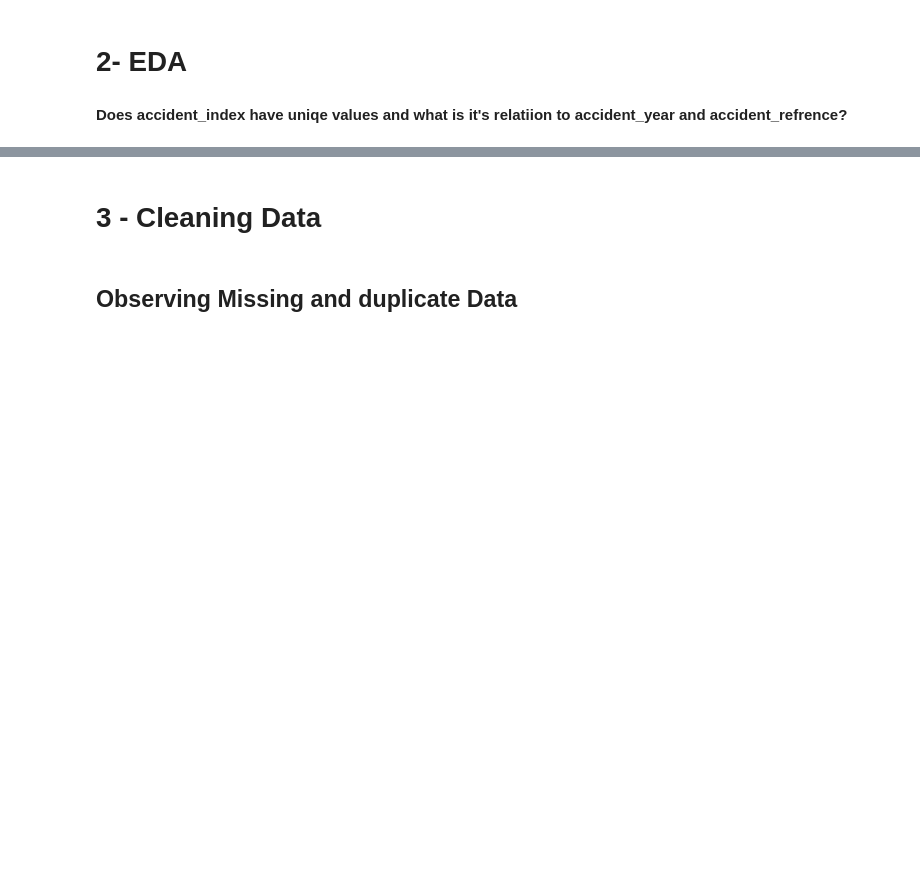
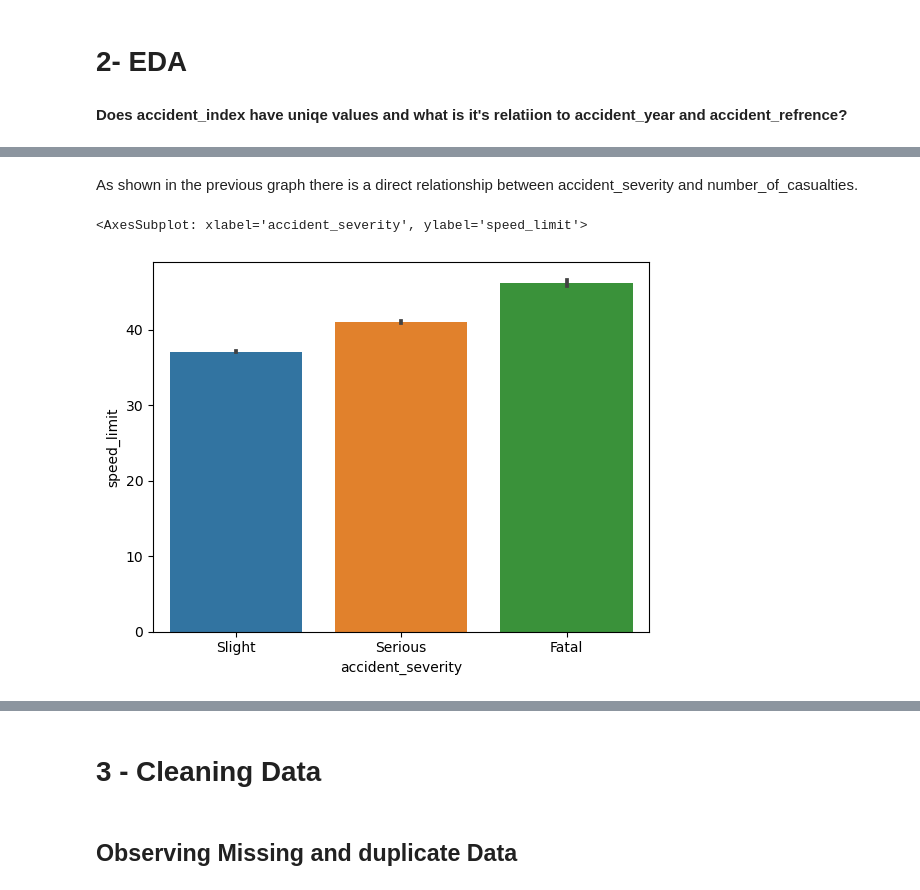
Before and after one commit to YoussefAswad/de-project, a Jupyter notebook: Milestone 1 template.ipynb, the cells around one changed output, grey strips where cells are left out. Cells and saved outputs as stored; diff of their text form; code cells hidden in the pictures; blank space fills up the shorter version.

```diff
--- a/Milestone 1 template.ipynb
+++ b/Milestone 1 template.ipynb
@@ -70,0 +65,8 @@ array(['Data missing or out of range', 'None within 50 metres ',
+# %% [markdown]
+As shown in the previous graph there is a direct relationship between accident_severity and number_of_casualties.
+# %%
+sns.barplot(x="accident_severity", y="speed_limit",
+            data=df_accidents_1980)
+# %% [output]
+<AxesSubplot: xlabel='accident_severity', ylabel='speed_limit'>
+[figure, added]
```
Also changed, not shown: parts of 23 cells of this notebook.
